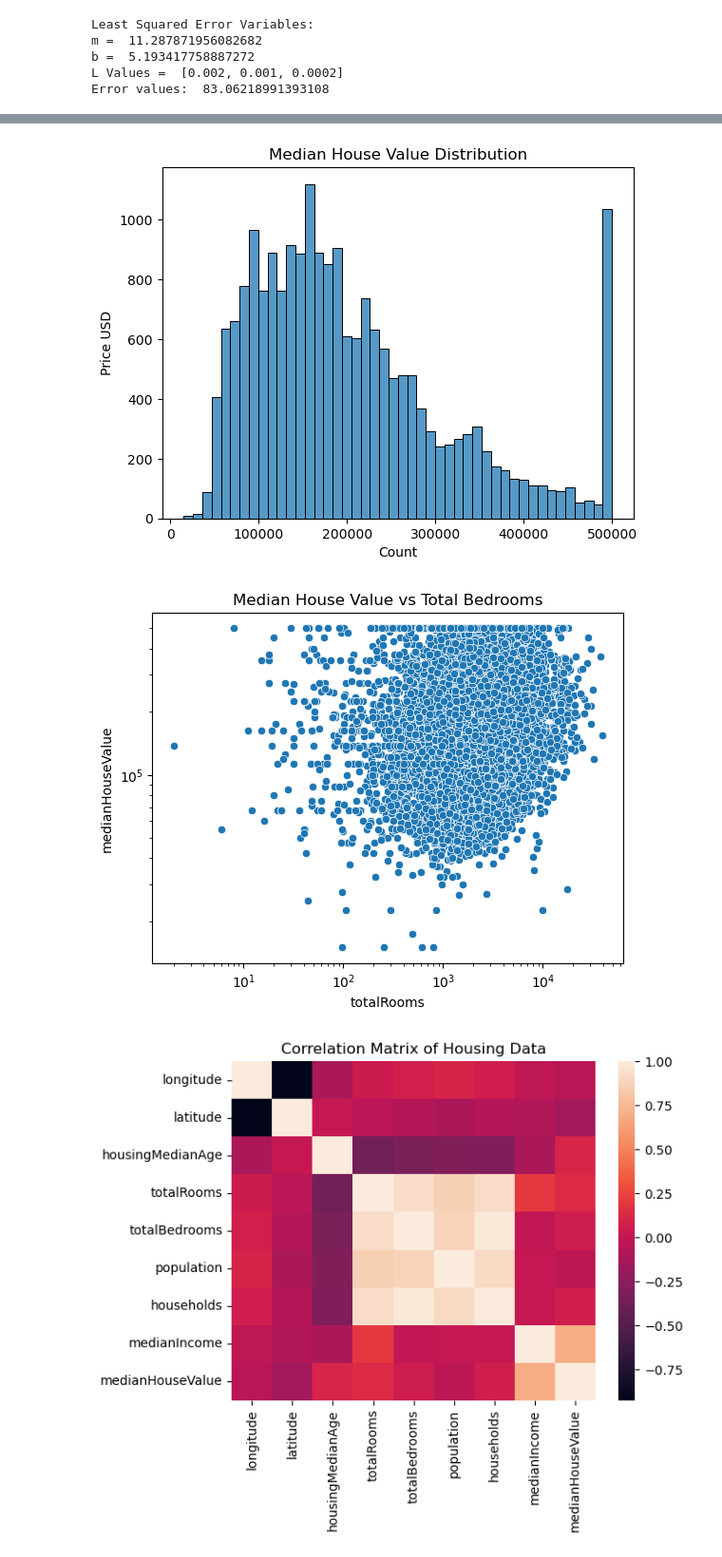
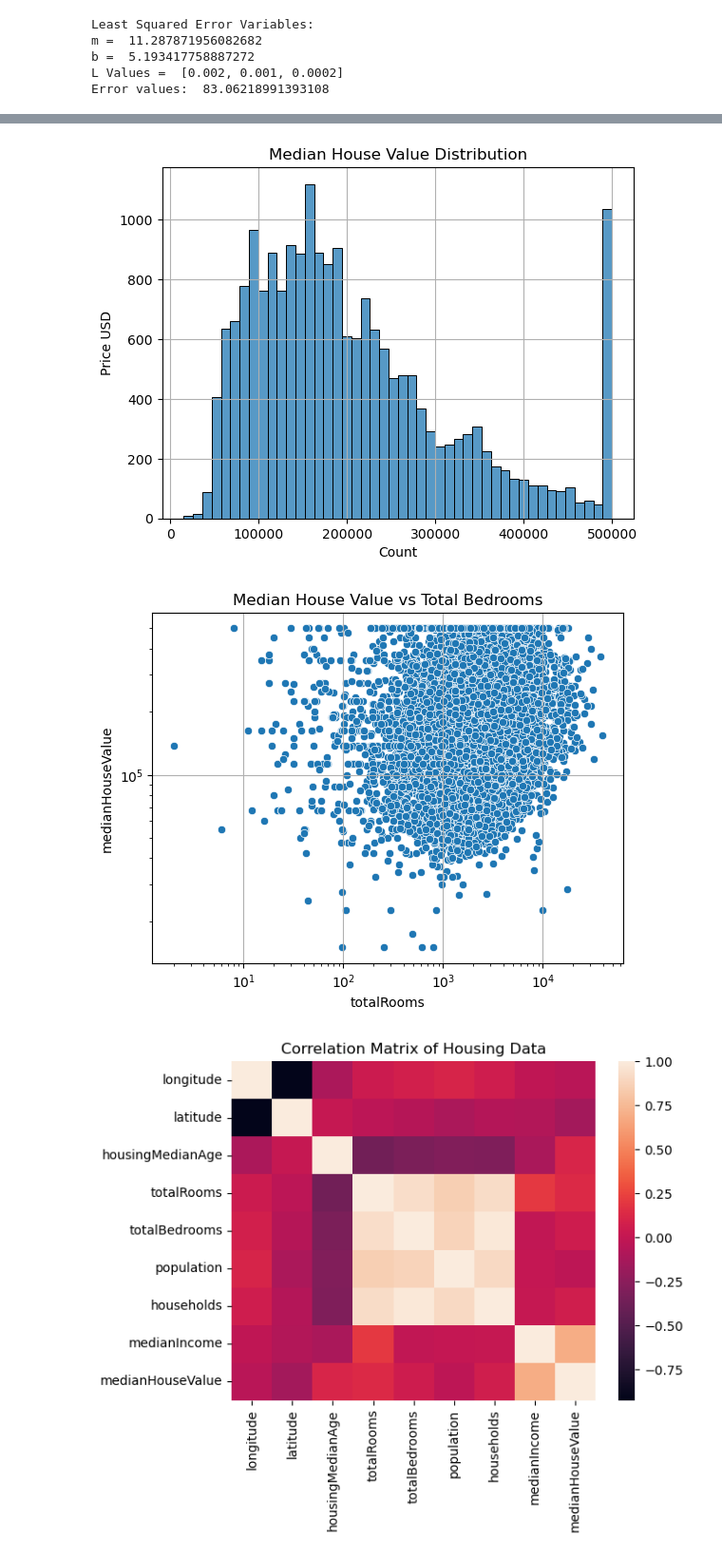
Before and after one commit to hrelosim/AM170B_Spring23, a Jupyter notebook: hw3/AM170B_hw3.ipynb, the cells around one changed output, grey strips where cells are left out. Shown: that part at 95% size. Saved outputs shown, nothing was run; the diff lists cells and outputs as text; code cells hidden in the pictures.

```diff
--- a/hw3/AM170B_hw3.ipynb
+++ b/hw3/AM170B_hw3.ipynb
@@ -150,24 +151,26 @@ for i in range(len(L)):
 # %%
 #II Model Selection
 #1. Explore the data.  Plot the distribution of median house value.
 #   Plot median house value vs total bedrooms. Plot the correlation matrix.
 #.  Discuss plot results.
 
 df = pd.read_csv('cal_housing.data')
 df.columns = ('longitude', 'latitude', 'housingMedianAge', 'totalRooms', 'totalBedrooms', 'population', 'households', 'medianIncome', 'medianHouseValue')
 
 sns.histplot(data = df, x = 'medianHouseValue').set(title = 'Median House Value Distribution',
                                                                        xlabel = 'Count',
                                                                        ylabel = 'Price USD');
+plt.grid()
 # %% [output]
-[figure, old version]
+[figure, new version]
 # %%
 #df
 sns.scatterplot(data = df, x = 'totalRooms', y = 'medianHouseValue').set(title = 'Median House Value vs Total Bedrooms');
 plt.yscale('log')
+plt.grid()
 plt.xscale('log')
 # %% [output]
-[figure, old version]
+[figure, new version]
 # %%
 corr = df.corr()
 sns.heatmap(corr).set(title = 'Correlation Matrix of Housing Data');
```
Also changed, not shown: parts of 6 cells of this notebook.
